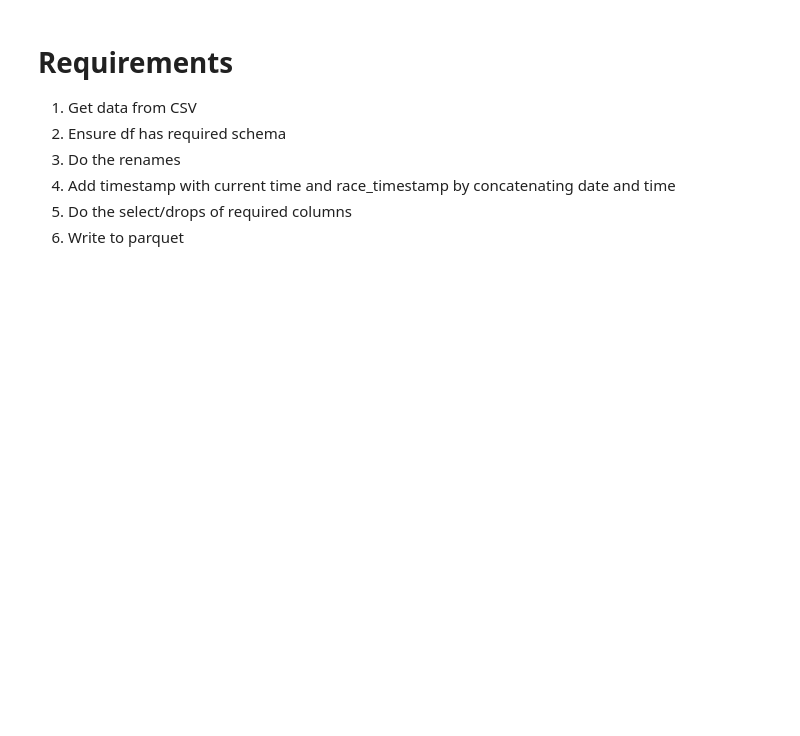
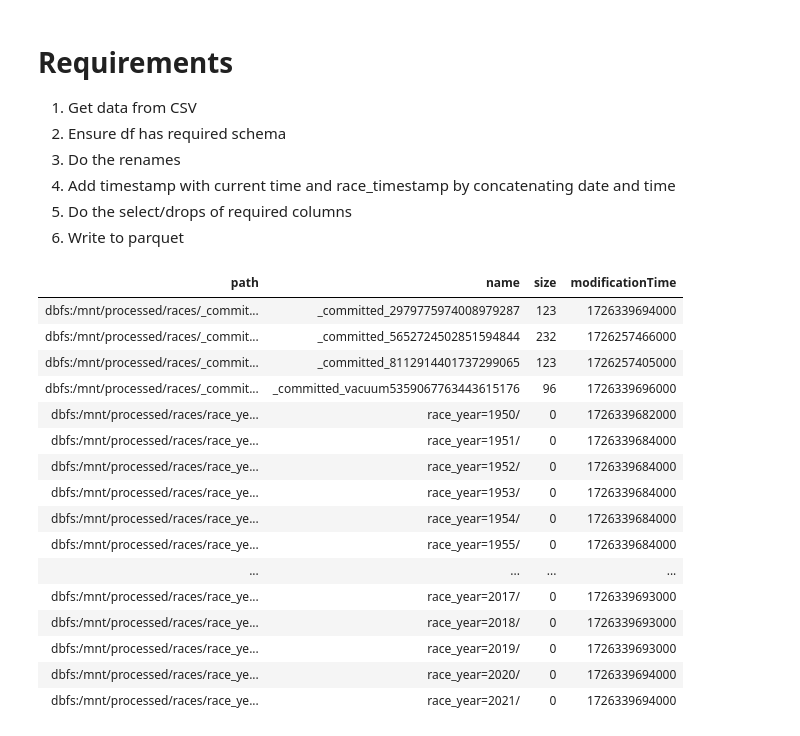
Before and after one commit to malavikasmenon/til, a Jupyter notebook: azure-databricks-spark/databricks-notebook-workings/races-file-ingestion.ipynb, the cells around one changed output. Cells and saved outputs as stored; diff of their text form; code cells hidden in the pictures; blank space fills up the shorter version.

```diff
--- a/azure-databricks-spark/databricks-notebook-workings/races-file-ingestion.ipynb
+++ b/azure-databricks-spark/databricks-notebook-workings/races-file-ingestion.ipynb
@@ -38,3 +38,23 @@ races_df_final.write.mode("overwrite").parquet("/mnt/processed/races")
+# %%
+display(dbutils.fs.ls("/mnt/processed/races"))
+# %% [output]
+| path | name | size | modificationTime |
+| dbfs:/mnt/processed/races/_commit... | _committed_2979775974008979287 | 123 | 1726339694000 |
+| dbfs:/mnt/processed/races/_commit... | _committed_5652724502851594844 | 232 | 1726257466000 |
+| dbfs:/mnt/processed/races/_commit... | _committed_8112914401737299065 | 123 | 1726257405000 |
+| dbfs:/mnt/processed/races/_commit... | _committed_vacuum5359067763443615176 | 96 | 1726339696000 |
+| dbfs:/mnt/processed/races/race_ye... | race_year=1950/ | 0 | 1726339682000 |
+| dbfs:/mnt/processed/races/race_ye... | race_year=1951/ | 0 | 1726339684000 |
+| dbfs:/mnt/processed/races/race_ye... | race_year=1952/ | 0 | 1726339684000 |
+| dbfs:/mnt/processed/races/race_ye... | race_year=1953/ | 0 | 1726339684000 |
+| dbfs:/mnt/processed/races/race_ye... | race_year=1954/ | 0 | 1726339684000 |
+| dbfs:/mnt/processed/races/race_ye... | race_year=1955/ | 0 | 1726339684000 |
+| ... | ... | ... | ... |
+| dbfs:/mnt/processed/races/race_ye... | race_year=2017/ | 0 | 1726339693000 |
+| dbfs:/mnt/processed/races/race_ye... | race_year=2018/ | 0 | 1726339693000 |
+| dbfs:/mnt/processed/races/race_ye... | race_year=2019/ | 0 | 1726339693000 |
+| dbfs:/mnt/processed/races/race_ye... | race_year=2020/ | 0 | 1726339694000 |
+| dbfs:/mnt/processed/races/race_ye... | race_year=2021/ | 0 | 1726339694000 |
 # %%
 df = spark.read.parquet("/mnt/processed/races")
 display(df)
```
Also changed, not shown: parts of 5 cells of this notebook, 2 other files.
